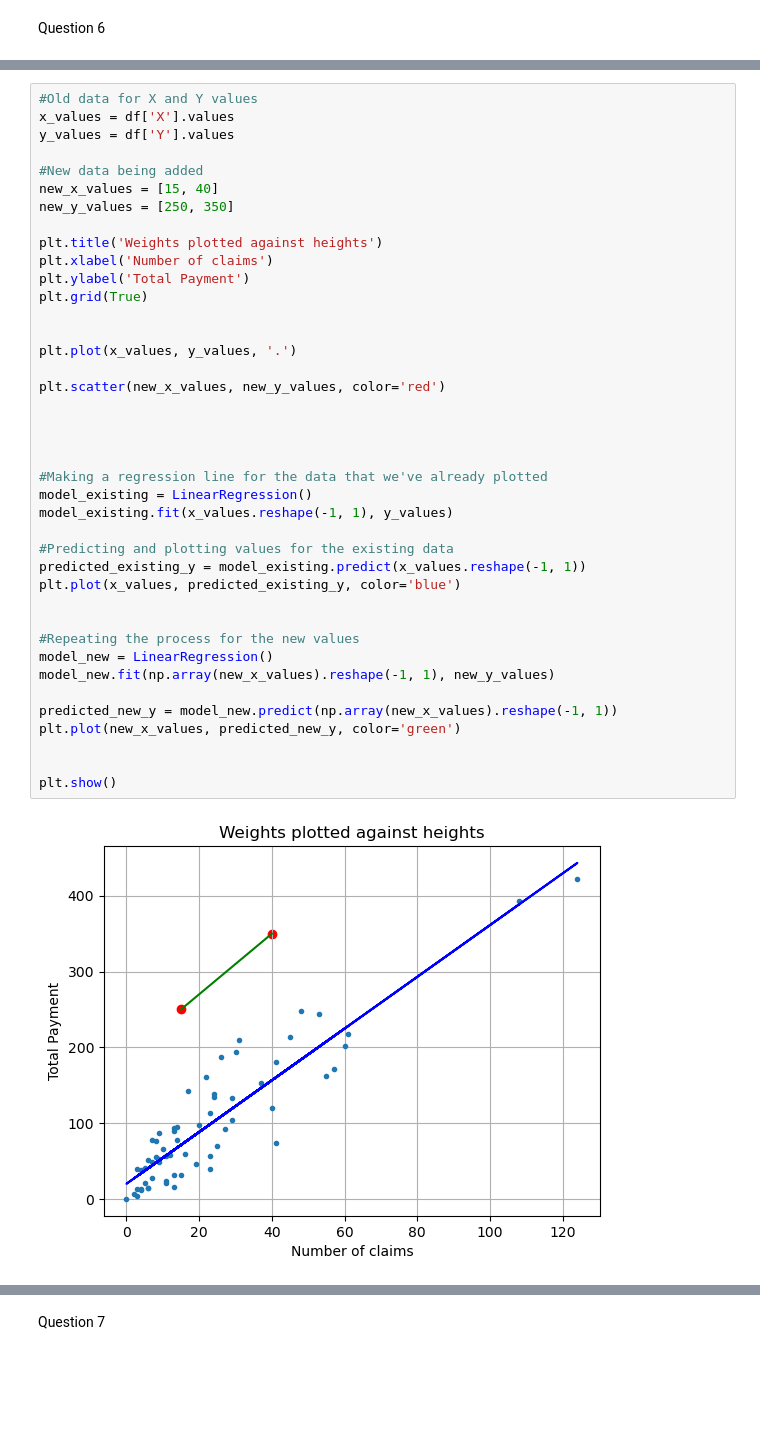
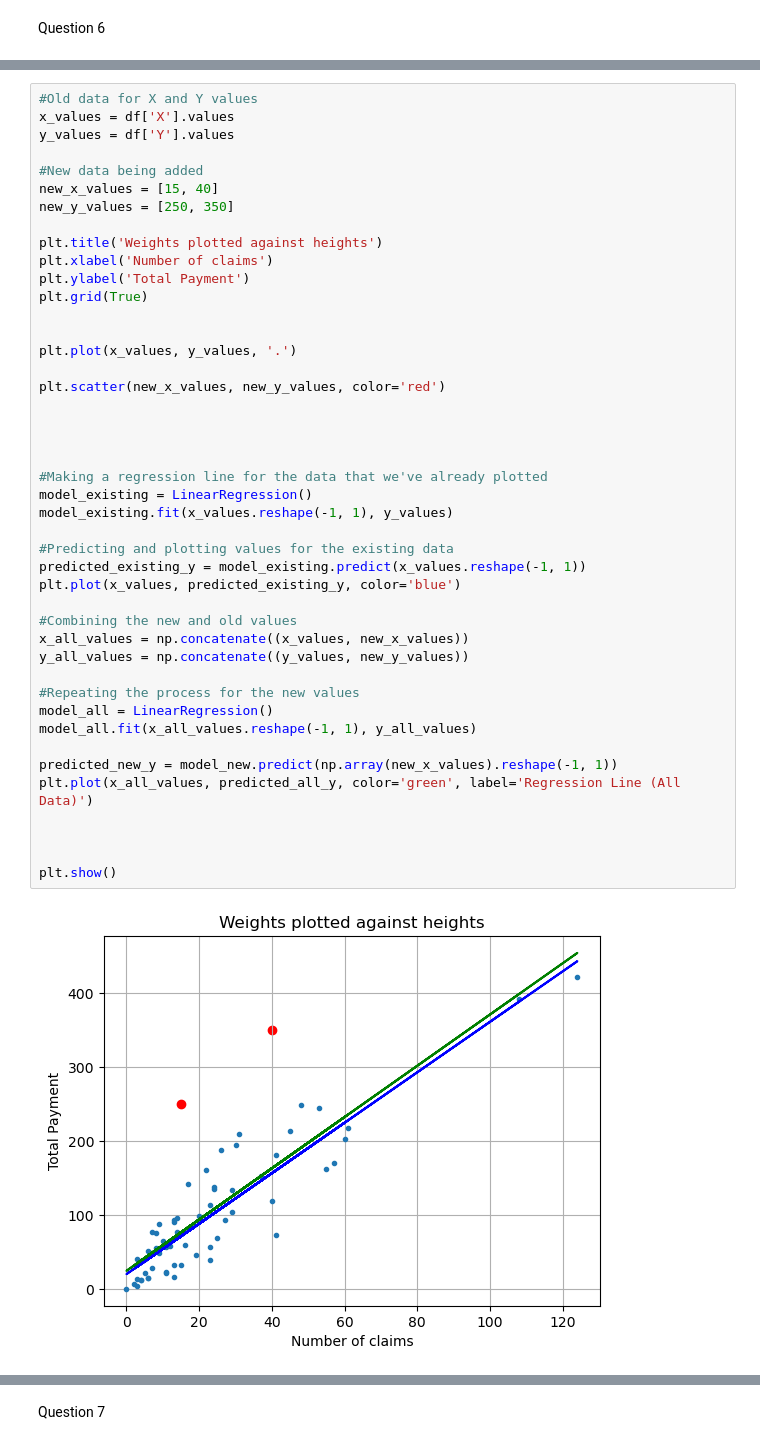
Before and after one commit to kl00135/SchoolRepository, a Jupyter notebook: Assignment7KadeLevy.ipynb, the cells around one changed output, grey strips where cells are left out. Cells and saved outputs as stored; diff of their text form; blank space fills up the shorter version.

```diff
--- a/Assignment7KadeLevy.ipynb
+++ b/Assignment7KadeLevy.ipynb
@@ -134,35 +137,39 @@ new_y_values = [250, 350]
 
 plt.title('Weights plotted against heights')
 plt.xlabel('Number of claims')
 plt.ylabel('Total Payment')
 plt.grid(True)
 
 
 plt.plot(x_values, y_values, '.')
 
 plt.scatter(new_x_values, new_y_values, color='red')
 
 
 
 
 #Making a regression line for the data that we've already plotted
 model_existing = LinearRegression()
 model_existing.fit(x_values.reshape(-1, 1), y_values)
 
 #Predicting and plotting values for the existing data
 predicted_existing_y = model_existing.predict(x_values.reshape(-1, 1))
 plt.plot(x_values, predicted_existing_y, color='blue')
 
+#Combining the new and old values
+x_all_values = np.concatenate((x_values, new_x_values))
+y_all_values = np.concatenate((y_values, new_y_values))
 
 #Repeating the process for the new values
-model_new = LinearRegression()
-model_new.fit(np.array(new_x_values).reshape(-1, 1), new_y_values)
+model_all = LinearRegression()
+model_all.fit(x_all_values.reshape(-1, 1), y_all_values)
 
 predicted_new_y = model_new.predict(np.array(new_x_values).reshape(-1, 1))
-plt.plot(new_x_values, predicted_new_y, color='green')
+plt.plot(x_all_values, predicted_all_y, color='green', label='Regression Line (All Data)')
+
 
 
 plt.show()
 # %% [output]
-[figure, old version]
+[figure, new version]
 # %%
```
Also changed, not shown: parts of 3 cells of this notebook.
